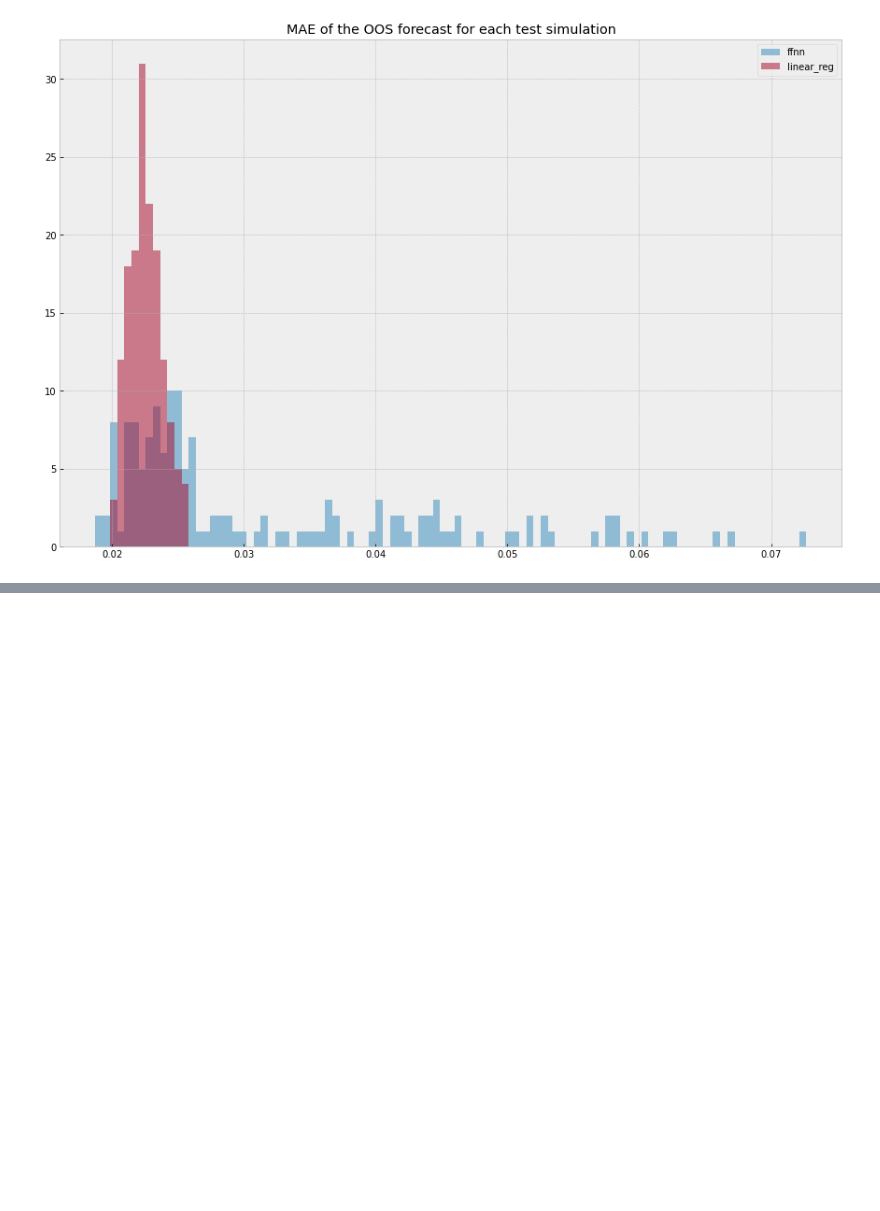
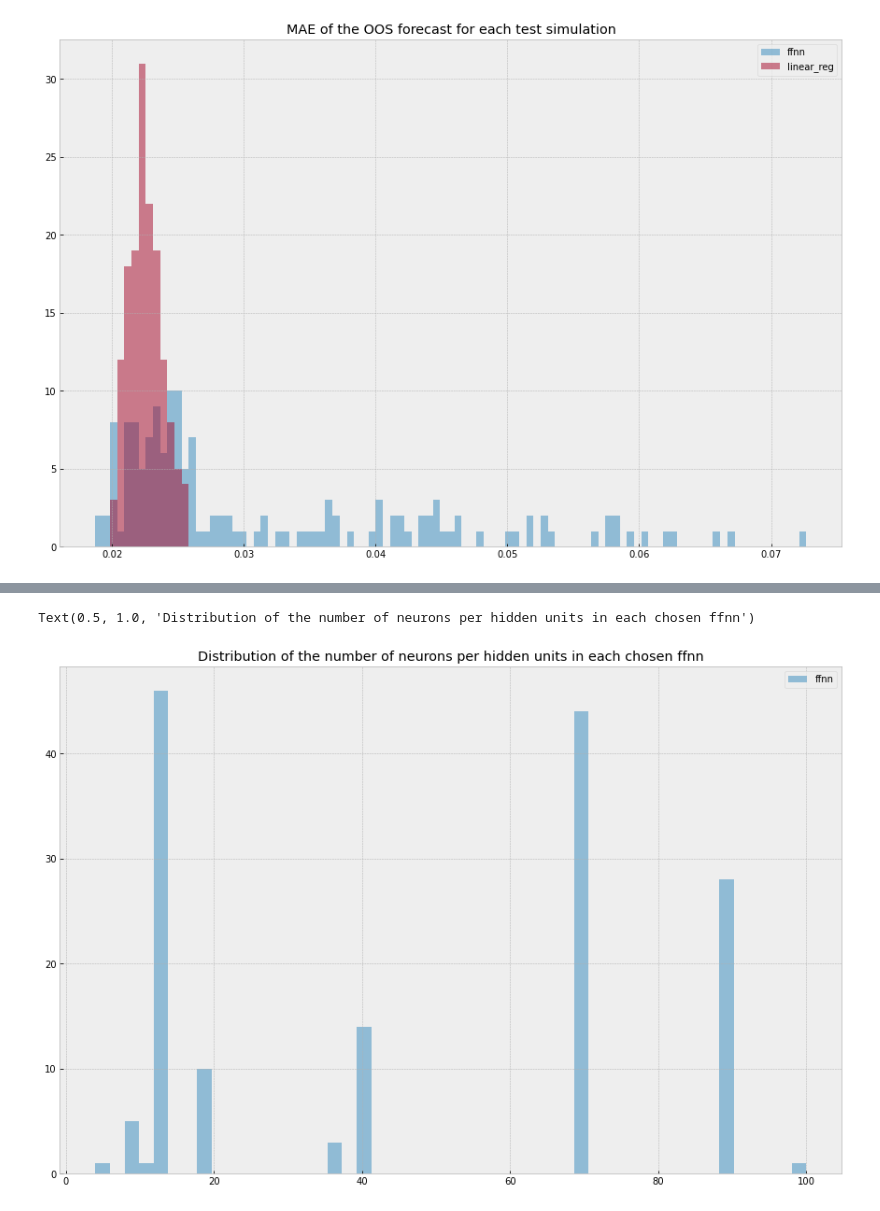
Before and after one commit to dcuoliveira/NN-VAR-Cov-Pred, a Jupyter notebook: src/results_report.ipynb, the cells around one changed output, grey strips where cells are left out. Drawn from its saved outputs; the diff is of its cells as text; code cells hidden in the pictures; blank space fills up the shorter version.

```diff
--- a/src/results_report.ipynb
+++ b/src/results_report.ipynb
@@ -122,0 +129,8 @@ Text(0.5, 1.0, 'MAE of the OOS forecast for each test simulation')
+# %%
+bins = np.linspace(ffnn_achitectures_df['n_neurons'].min(), ffnn_achitectures_df['n_neurons'].max(), 50)
+plt.hist(ffnn_achitectures_df['n_neurons'], bins, alpha=0.5, label='ffnn')
+plt.legend(loc='upper right')
+plt.title("Distribution of the number of neurons per hidden units in each chosen ffnn")
+# %% [output]
+Text(0.5, 1.0, 'Distribution of the number of neurons per hidden units in each chosen ffnn')
+[figure, added]
```
Also changed, not shown: parts of 9 cells of this notebook, 1 other file.
